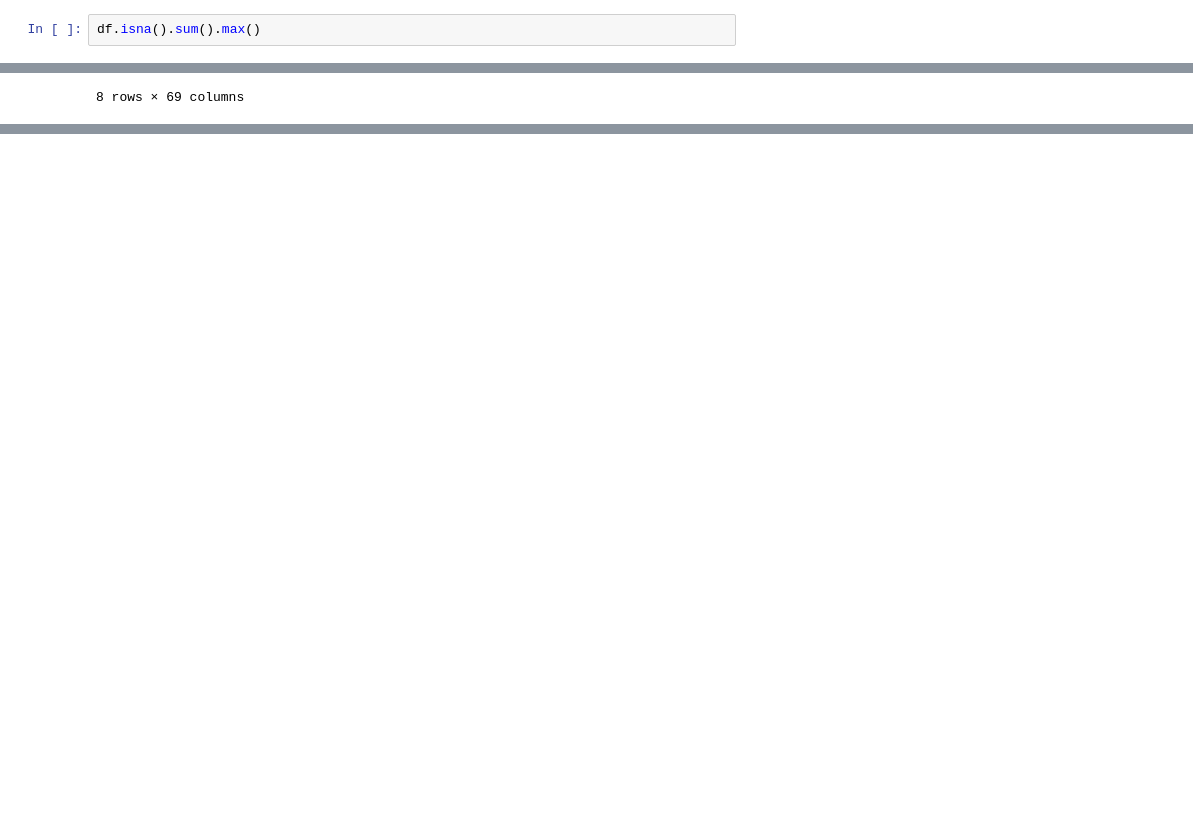
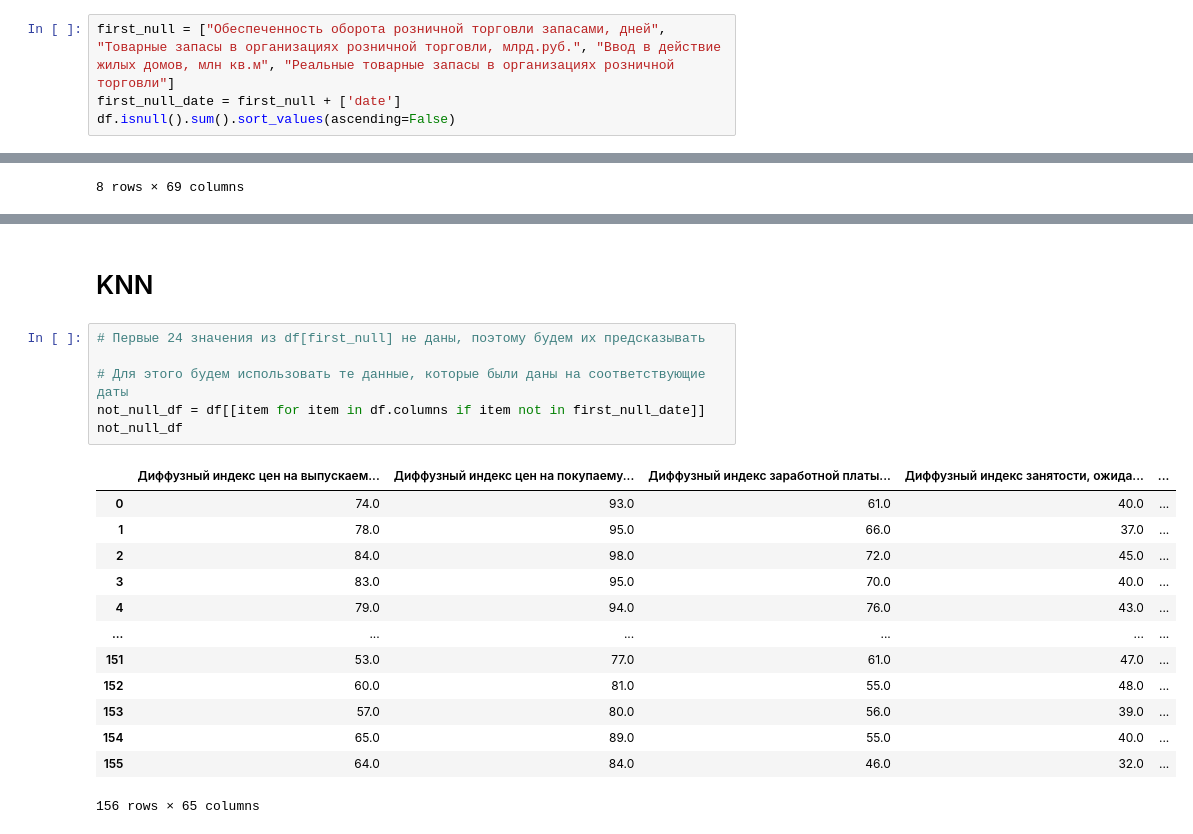
Before and after one commit to Demi-Mur/CBR_HACK, a Jupyter notebook: Analitic.ipynb, the cells around one changed output, grey strips where cells are left out. Drawn from its saved outputs; the diff is of its cells as text; blank space fills up the shorter version.

Commit message:
add: KNN for null values

```diff
--- a/Analitic.ipynb
+++ b/Analitic.ipynb
@@ -8,3 +35,5 @@ df = df.apply(pd.to_numeric)
 # %%
-df.isna().sum().max()
+first_null = ["Обеспеченность оборота розничной торговли запасами, дней", "Товарные запасы в организациях розничной торговли, млрд.руб.", "Ввод в действие жилых домов, млн кв.м", "Реальные товарные запасы в организациях розничной торговли"]
+first_null_date = first_null + ['date']
+df.isnull().sum().sort_values(ascending=False)
 # %% [output]
@@ -76,0 +96,22 @@ df
+# %% [markdown]
+# KNN
+# %%
+# Первые 24 значения из df[first_null] не даны, поэтому будем их предсказывать
+
+# Для этого будем использовать те данные, которые были даны на соответствующие даты
+not_null_df = df[[item for item in df.columns if item not in first_null_date]]
+not_null_df
+# %% [output]
+|  | Диффузный индекс цен на выпускаем... | Диффузный индекс цен на покупаему... | Диффузный индекс заработной платы... | Диффузный индекс занятости, ожида... | ... |
+| 0 | 74.0 | 93.0 | 61.0 | 40.0 | ... |
+| 1 | 78.0 | 95.0 | 66.0 | 37.0 | ... |
+| 2 | 84.0 | 98.0 | 72.0 | 45.0 | ... |
+| 3 | 83.0 | 95.0 | 70.0 | 40.0 | ... |
+| 4 | 79.0 | 94.0 | 76.0 | 43.0 | ... |
+| ... | ... | ... | ... | ... | ... |
+| 151 | 53.0 | 77.0 | 61.0 | 47.0 | ... |
+| 152 | 60.0 | 81.0 | 55.0 | 48.0 | ... |
+| 153 | 57.0 | 80.0 | 56.0 | 39.0 | ... |
+| 154 | 65.0 | 89.0 | 55.0 | 40.0 | ... |
+| 155 | 64.0 | 84.0 | 46.0 | 32.0 | ... |
+156 rows × 65 columns
```
Also changed, not shown: parts of 14 cells of this notebook.
